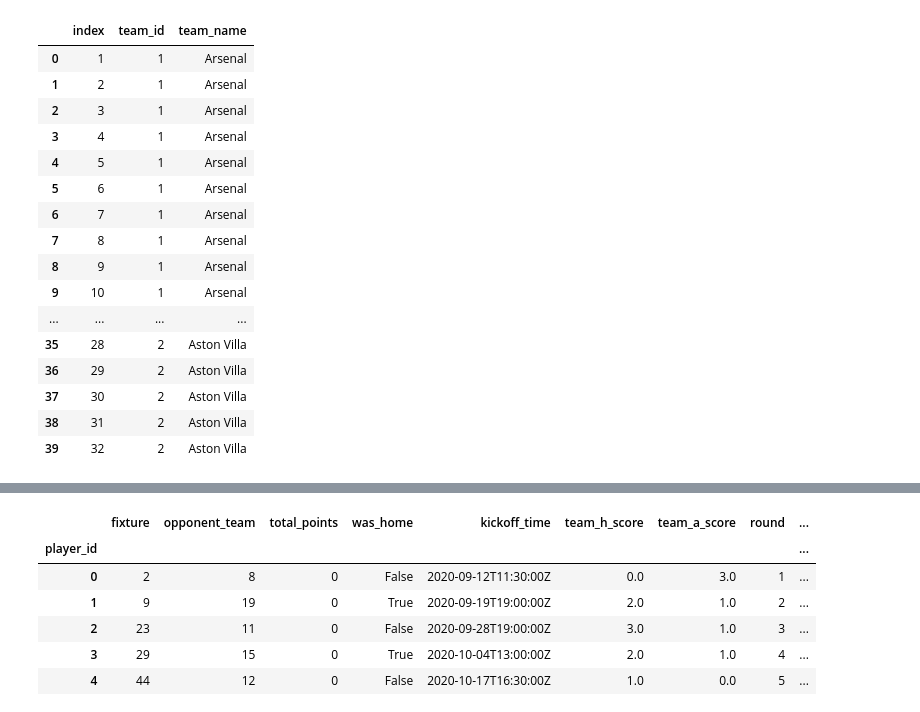
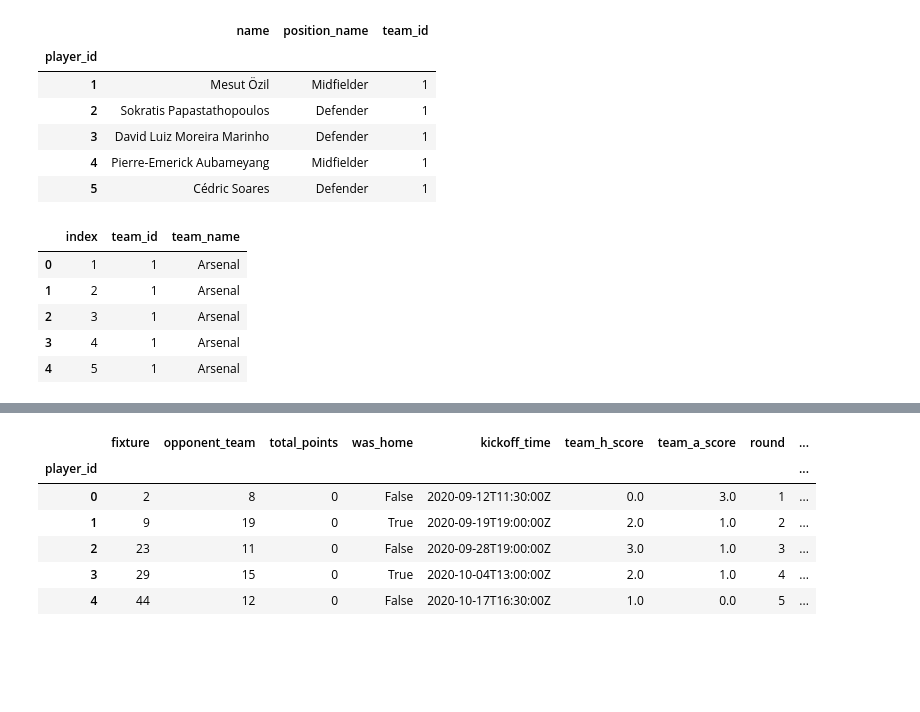
Before and after one commit to fika4life/EPLExploration, a Jupyter notebook: fantasy_clean_data.ipynb, the cells around one changed output, grey strips where cells are left out. Drawn from its saved outputs; the diff is of its cells as text; code cells hidden in the pictures; blank space fills up the shorter version.

```diff
--- a/fantasy_clean_data.ipynb
+++ b/fantasy_clean_data.ipynb
@@ -35,37 +19,0 @@ positions_df
-# %%
-
-#populate dictionary with ids and names of players from json
-player_dict = {
-    #Pierre-Emerick Aubameyang : 4,
-    #Mohamed Salah: 254
-}
-
-
-#populate dictionary with ids and names of players from json
-player_name = None
-for player in players:
-    p_id = player['id']
-    player_name = player['first_name'] + ' ' + player['second_name']
-    player_dict[p_id] =  player_name
-
-player_id_df = pd.DataFrame.from_dict(player_dict, orient='index', columns=['name'])
-
-player_id_df = player_id_df.reset_index()
-#print(player_id_df.head())
-
-
-player_positions = []
-for player in players:
-    player_positions.append([player['id'], player['element_type']])
-
-player_pos_df = pd.DataFrame(player_positions, columns=['player_id', 'element_type'])
-
-player_pos_df.set_index('player_id')
-
-player_pos_df = player_pos_df.merge(positions_df, left_on='element_type', right_on='element_type')
-
-player_pos_df = player_pos_df.set_index('player_id')
-
-player_pos_df
-#reverse order of k,v to be able to perform name lookup
-#inv_player_dict = { v: k for k,v in player_dict.items() }
@@ -87,39 +48,46 @@ player_pos_df
+# %%
+#merge positions with player position ids
+
+player_pos_df = players_df.merge(positions_df, left_on='element_type', right_on='element_type', how='inner')
+player_pos_df.sort_values(by=['player_id'], inplace=True)
+player_pos_df = player_pos_df.set_index('player_id')
+player_pos_df = player_pos_df.drop('element_type', axis=1)
+player_pos_df = player_pos_df[['name', 'position_name', 'team_id']]
+player_pos_df.head()
+# %% [output]
+|  | name | position_name | team_id |
+| player_id |  |  |  |
+| 1 | Mesut Özil | Midfielder | 1 |
+| 2 | Sokratis Papastathopoulos | Defender | 1 |
+| 3 | David Luiz Moreira Marinho | Defender | 1 |
+| 4 | Pierre-Emerick Aubameyang | Midfielder | 1 |
+| 5 | Cédric Soares | Defender | 1 |
 # %%
 
 
 #create list of player ids and teams to join with stats
 
 team_list = {}
 for team in teams:
     team_list[team['id']] = team['name']
+
 
 team_df = pd.DataFrame.from_dict(team_list, orient='index', columns=['team_name'])
 #print(team_df.head()) # team_id: team_name
 
 player_on_team = {}
 for player in players:
     player_on_team[player['id']] = player['team']
 player_on_team_df = pd.DataFrame.from_dict(player_on_team, orient='index', columns=['team_id'])
 
 #join team list and player on team to add to csv file
 players_teams_df = player_on_team_df.join(team_df, on='team_id')
 players_teams_df = players_teams_df.reset_index()
-players_teams_df.head(40)
+players_teams_df.head()
 # %% [output]
 |  | index | team_id | team_name |
 | 0 | 1 | 1 | Arsenal |
 | 1 | 2 | 1 | Arsenal |
 | 2 | 3 | 1 | Arsenal |
 | 3 | 4 | 1 | Arsenal |
 | 4 | 5 | 1 | Arsenal |
-| 5 | 6 | 1 | Arsenal |
-| 6 | 7 | 1 | Arsenal |
-| 7 | 8 | 1 | Arsenal |
-| 8 | 9 | 1 | Arsenal |
-| 9 | 10 | 1 | Arsenal |
-| ... | ... | ... | ... |
-| 35 | 28 | 2 | Aston Villa |
-| 36 | 29 | 2 | Aston Villa |
-| 37 | 30 | 2 | Aston Villa |
-| 38 | 31 | 2 | Aston Villa |
-| 39 | 32 | 2 | Aston Villa |
```
Also changed, not shown: parts of 15 cells of this notebook, 10 other files.
